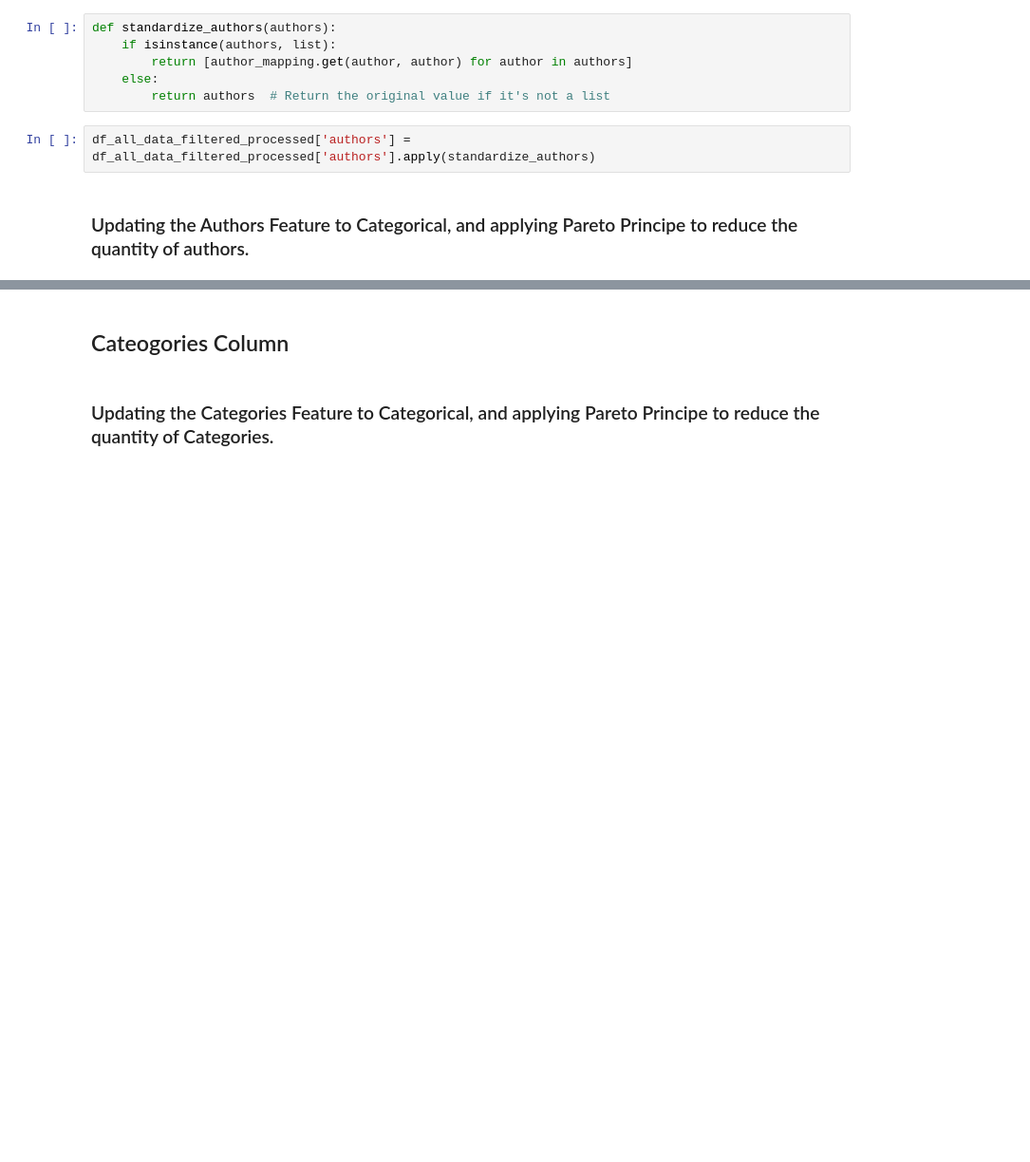
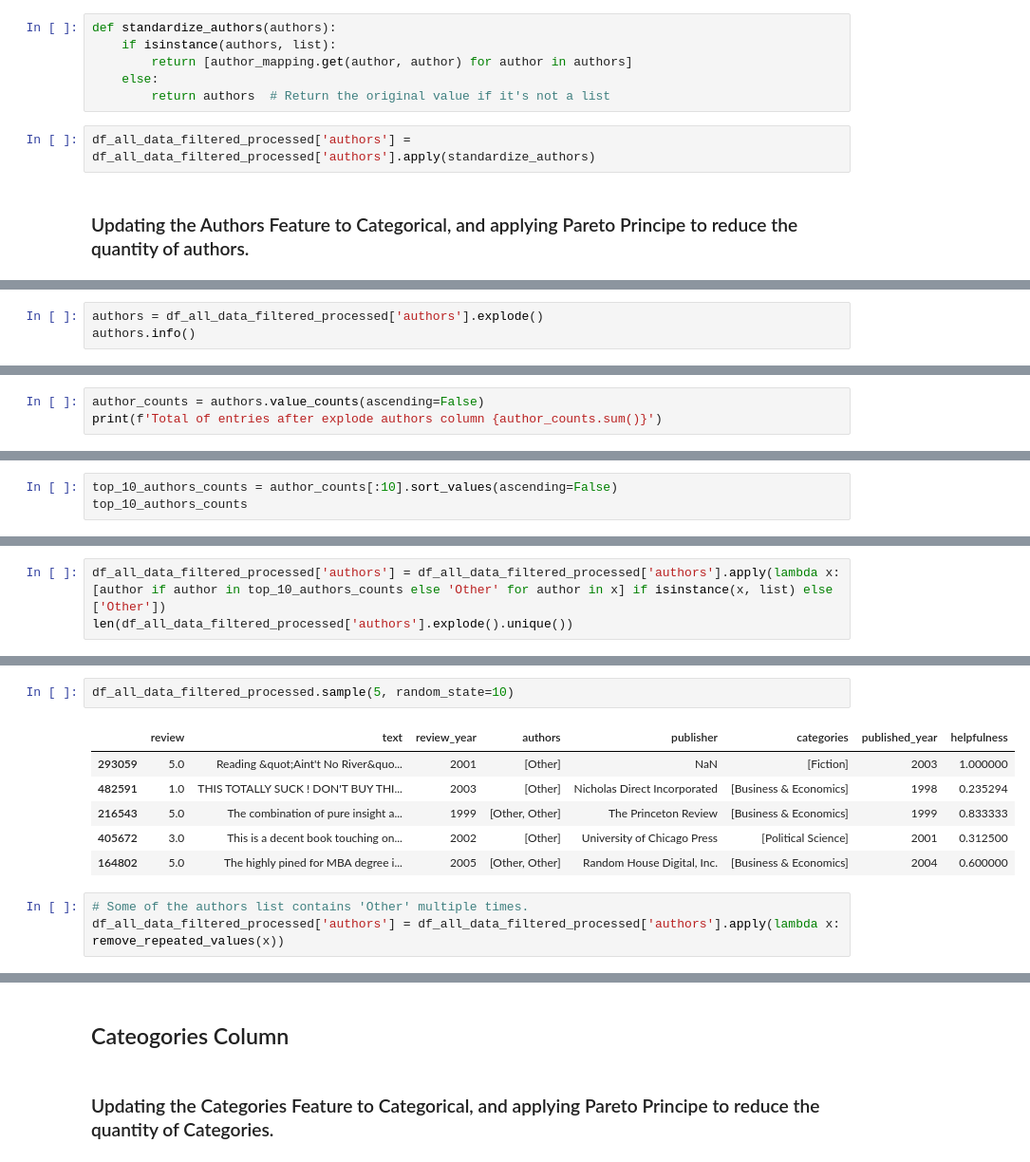
Before and after one commit to arnaldochm/final_project_nlp, a Jupyter notebook: notebooks/notebook_Data_Cleaning.ipynb, the cells around one changed output, grey strips where cells are left out. Shown at 95% size. Saved outputs shown, nothing was run; the diff lists cells and outputs as text; blank space fills up the shorter version.

```diff
--- a/notebooks/notebook_Data_Cleaning.ipynb
+++ b/notebooks/notebook_Data_Cleaning.ipynb
@@ -801,0 +801,3 @@ Name: count, Length: 17923, dtype: int64
+# %%
+authors = df_all_data_filtered_processed['authors'].explode()
+authors.info()
@@ -801,0 +817,3 @@ Name: count, Length: 17923, dtype: int64
+# %%
+author_counts = authors.value_counts(ascending=False)
+print(f'Total of entries after explode authors column {author_counts.sum()}')
@@ -801,0 +822,3 @@ Name: count, Length: 17923, dtype: int64
+# %%
+top_10_authors_counts = author_counts[:10].sort_values(ascending=False)
+top_10_authors_counts
@@ -801,0 +855,3 @@ Name: count, Length: 17923, dtype: int64
+# %%
+df_all_data_filtered_processed['authors'] = df_all_data_filtered_processed['authors'].apply(lambda x: [author if author in top_10_authors_counts else 'Other' for author in x] if isinstance(x, list) else ['Other'])
+len(df_all_data_filtered_processed['authors'].explode().unique())
@@ -801,0 +883,12 @@ Name: count, Length: 17923, dtype: int64
+# %%
+df_all_data_filtered_processed.sample(5, random_state=10)
+# %% [output]
+|  | review | text | review_year | authors | publisher | categories | published_year | helpfulness |
+| 293059 | 5.0 | Reading &quot;Aint't No River&quo... | 2001 | [Other] | NaN | [Fiction] | 2003 | 1.000000 |
+| 482591 | 1.0 | THIS TOTALLY SUCK ! DON'T BUY THI... | 2003 | [Other] | Nicholas Direct Incorporated | [Business & Economics] | 1998 | 0.235294 |
+| 216543 | 5.0 | The combination of pure insight a... | 1999 | [Other, Other] | The Princeton Review | [Business & Economics] | 1999 | 0.833333 |
+| 405672 | 3.0 | This is a decent book touching on... | 2002 | [Other] | University of Chicago Press | [Political Science] | 2001 | 0.312500 |
+| 164802 | 5.0 | The highly pined for MBA degree i... | 2005 | [Other, Other] | Random House Digital, Inc. | [Business & Economics] | 2004 | 0.600000 |
+# %%
+# Some of the authors list contains 'Other' multiple times.
+df_all_data_filtered_processed['authors'] = df_all_data_filtered_processed['authors'].apply(lambda x: remove_repeated_values(x))
```
Also changed, not shown: parts of 90 cells of this notebook.
